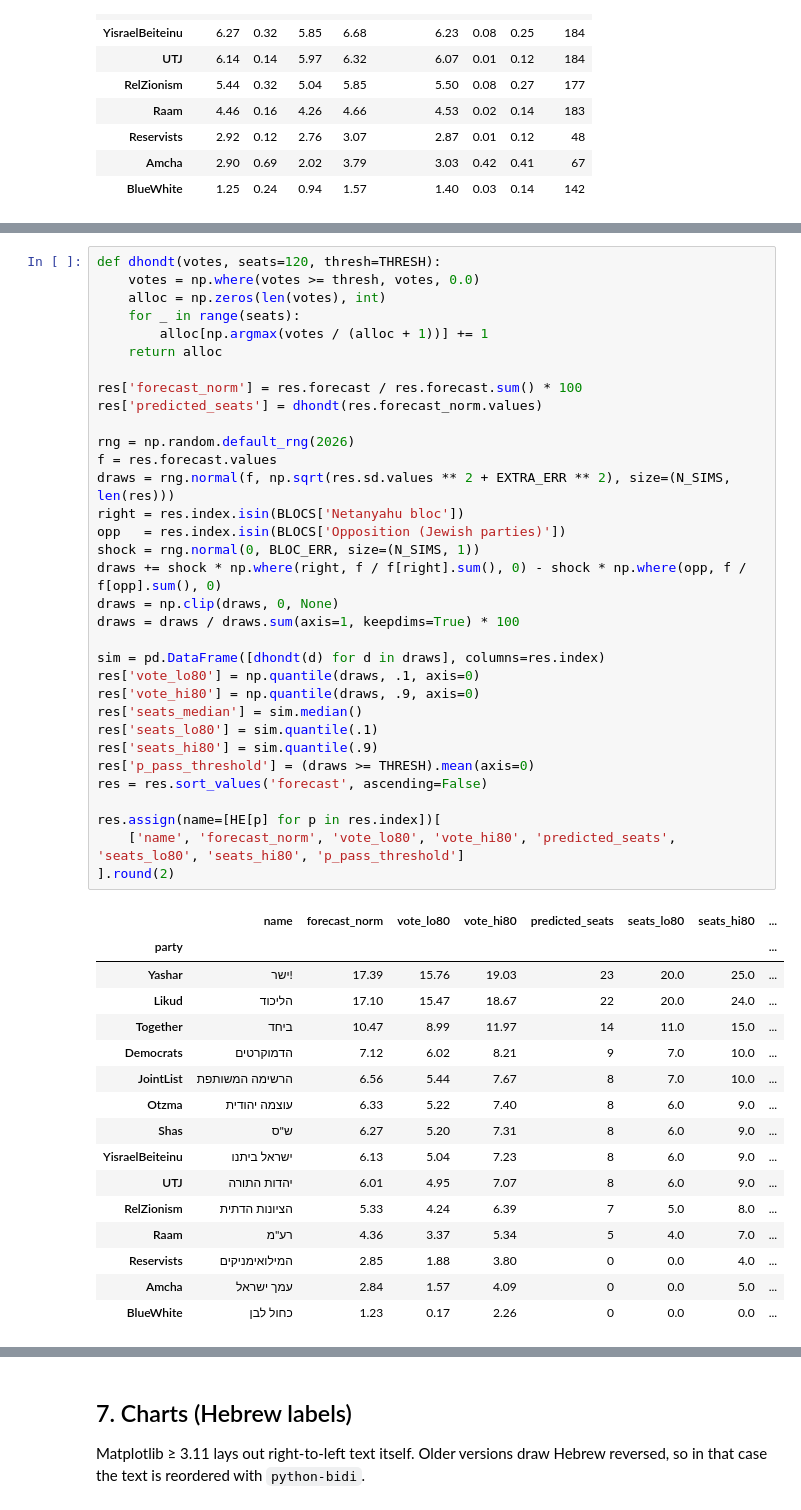
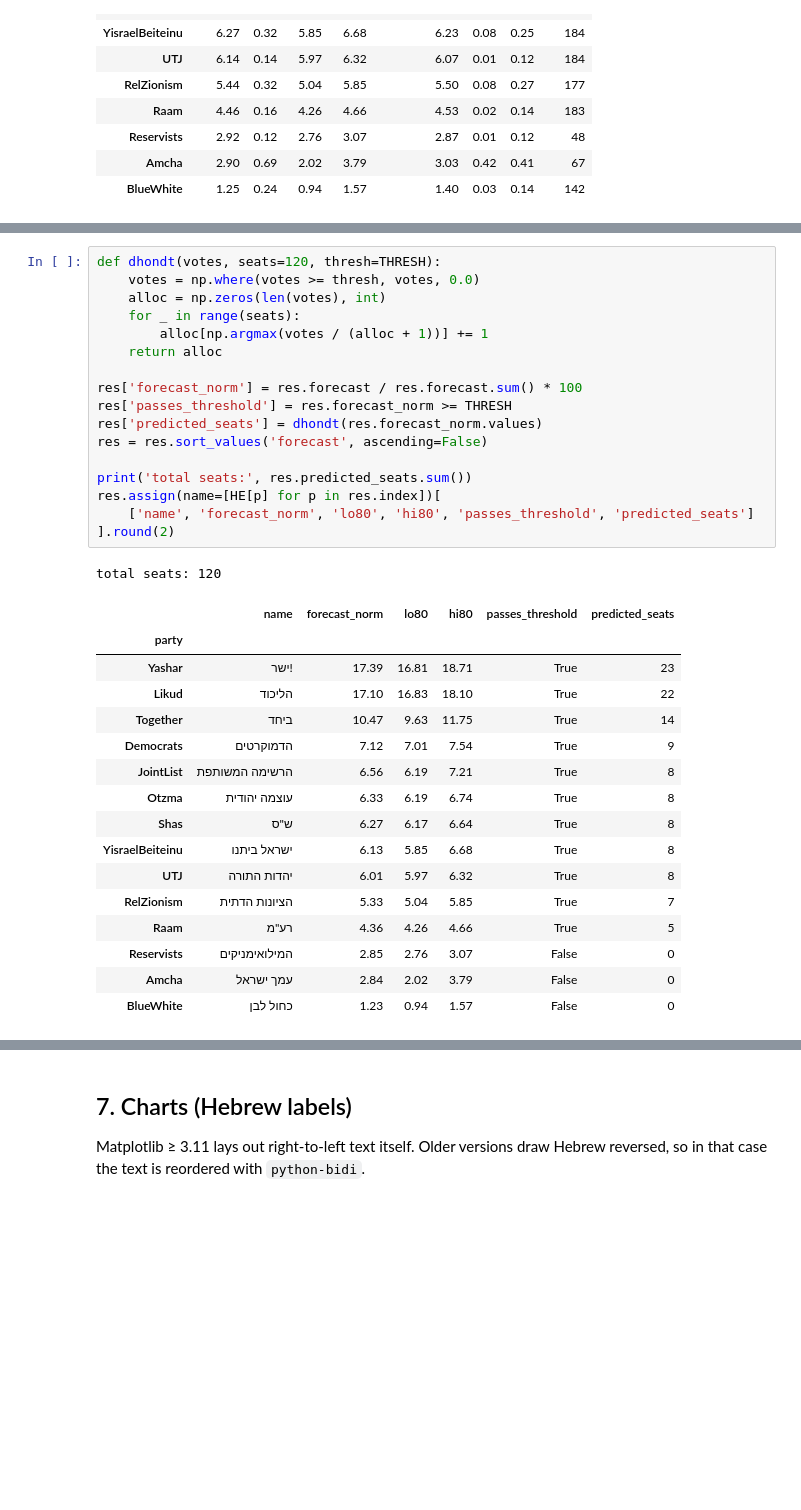
Before and after one commit to orineo1/predict_elections_2026, a Jupyter notebook: predict_elections_2026.ipynb, the cells around one changed output, grey strips where cells are left out. Saved outputs shown, nothing was run; the diff lists cells and outputs as text; blank space fills up the shorter version.

```diff
--- a/predict_elections_2026.ipynb
+++ b/predict_elections_2026.ipynb
@@ -404,50 +389,35 @@ Then: threshold → D'Hondt → seats.
 # %%
 def dhondt(votes, seats=120, thresh=THRESH):
     votes = np.where(votes >= thresh, votes, 0.0)
     alloc = np.zeros(len(votes), int)
     for _ in range(seats):
         alloc[np.argmax(votes / (alloc + 1))] += 1
     return alloc
 
 res['forecast_norm'] = res.forecast / res.forecast.sum() * 100
+res['passes_threshold'] = res.forecast_norm >= THRESH
 res['predicted_seats'] = dhondt(res.forecast_norm.values)
-
-rng = np.random.default_rng(2026)
-f = res.forecast.values
-draws = rng.normal(f, np.sqrt(res.sd.values ** 2 + EXTRA_ERR ** 2), size=(N_SIMS, len(res)))
-right = res.index.isin(BLOCS['Netanyahu bloc'])
-opp   = res.index.isin(BLOCS['Opposition (Jewish parties)'])
-shock = rng.normal(0, BLOC_ERR, size=(N_SIMS, 1))
-draws += shock * np.where(right, f / f[right].sum(), 0) - shock * np.where(opp, f / f[opp].sum(), 0)
-draws = np.clip(draws, 0, None)
-draws = draws / draws.sum(axis=1, keepdims=True) * 100
-
-sim = pd.DataFrame([dhondt(d) for d in draws], columns=res.index)
-res['vote_lo80'] = np.quantile(draws, .1, axis=0)
-res['vote_hi80'] = np.quantile(draws, .9, axis=0)
-res['seats_median'] = sim.median()
-res['seats_lo80'] = sim.quantile(.1)
-res['seats_hi80'] = sim.quantile(.9)
-res['p_pass_threshold'] = (draws >= THRESH).mean(axis=0)
 res = res.sort_values('forecast', ascending=False)
 
+print('total seats:', res.predicted_seats.sum())
 res.assign(name=[HE[p] for p in res.index])[
-    ['name', 'forecast_norm', 'vote_lo80', 'vote_hi80', 'predicted_seats', 'seats_lo80', 'seats_hi80', 'p_pass_threshold']
+    ['name', 'forecast_norm', 'lo80', 'hi80', 'passes_threshold', 'predicted_seats']
 ].round(2)
 # %% [output]
+total seats: 120
-|  | name | forecast_norm | vote_lo80 | vote_hi80 | predicted_seats | seats_lo80 | seats_hi80 | ... |
-| party |  |  |  |  |  |  |  | ... |
-| Yashar | ישר! | 17.39 | 15.76 | 19.03 | 23 | 20.0 | 25.0 | ... |
-| Likud | הליכוד | 17.10 | 15.47 | 18.67 | 22 | 20.0 | 24.0 | ... |
-| Together | ביחד | 10.47 | 8.99 | 11.97 | 14 | 11.0 | 15.0 | ... |
-| Democrats | הדמוקרטים | 7.12 | 6.02 | 8.21 | 9 | 7.0 | 10.0 | ... |
-| JointList | הרשימה המשותפת | 6.56 | 5.44 | 7.67 | 8 | 7.0 | 10.0 | ... |
-| Otzma | עוצמה יהודית | 6.33 | 5.22 | 7.40 | 8 | 6.0 | 9.0 | ... |
-| Shas | ש"ס | 6.27 | 5.20 | 7.31 | 8 | 6.0 | 9.0 | ... |
-| YisraelBeiteinu | ישראל ביתנו | 6.13 | 5.04 | 7.23 | 8 | 6.0 | 9.0 | ... |
-| UTJ | יהדות התורה | 6.01 | 4.95 | 7.07 | 8 | 6.0 | 9.0 | ... |
-| RelZionism | הציונות הדתית | 5.33 | 4.24 | 6.39 | 7 | 5.0 | 8.0 | ... |
-| Raam | רע"מ | 4.36 | 3.37 | 5.34 | 5 | 4.0 | 7.0 | ... |
-| Reservists | המילואימניקים | 2.85 | 1.88 | 3.80 | 0 | 0.0 | 4.0 | ... |
-| Amcha | עמך ישראל | 2.84 | 1.57 | 4.09 | 0 | 0.0 | 5.0 | ... |
-| BlueWhite | כחול לבן | 1.23 | 0.17 | 2.26 | 0 | 0.0 | 0.0 | ... |
+|  | name | forecast_norm | lo80 | hi80 | passes_threshold | predicted_seats |
+| party |  |  |  |  |  |  |
+| Yashar | ישר! | 17.39 | 16.81 | 18.71 | True | 23 |
+| Likud | הליכוד | 17.10 | 16.83 | 18.10 | True | 22 |
+| Together | ביחד | 10.47 | 9.63 | 11.75 | True | 14 |
+| Democrats | הדמוקרטים | 7.12 | 7.01 | 7.54 | True | 9 |
+| JointList | הרשימה המשותפת | 6.56 | 6.19 | 7.21 | True | 8 |
+| Otzma | עוצמה יהודית | 6.33 | 6.19 | 6.74 | True | 8 |
+| Shas | ש"ס | 6.27 | 6.17 | 6.64 | True | 8 |
+| YisraelBeiteinu | ישראל ביתנו | 6.13 | 5.85 | 6.68 | True | 8 |
+| UTJ | יהדות התורה | 6.01 | 5.97 | 6.32 | True | 8 |
+| RelZionism | הציונות הדתית | 5.33 | 5.04 | 5.85 | True | 7 |
+| Raam | רע"מ | 4.36 | 4.26 | 4.66 | True | 5 |
+| Reservists | המילואימניקים | 2.85 | 2.76 | 3.07 | False | 0 |
+| Amcha | עמך ישראל | 2.84 | 2.02 | 3.79 | False | 0 |
+| BlueWhite | כחול לבן | 1.23 | 0.94 | 1.57 | False | 0 |
```
Also changed, not shown: parts of 12 cells of this notebook, 4 other files.
